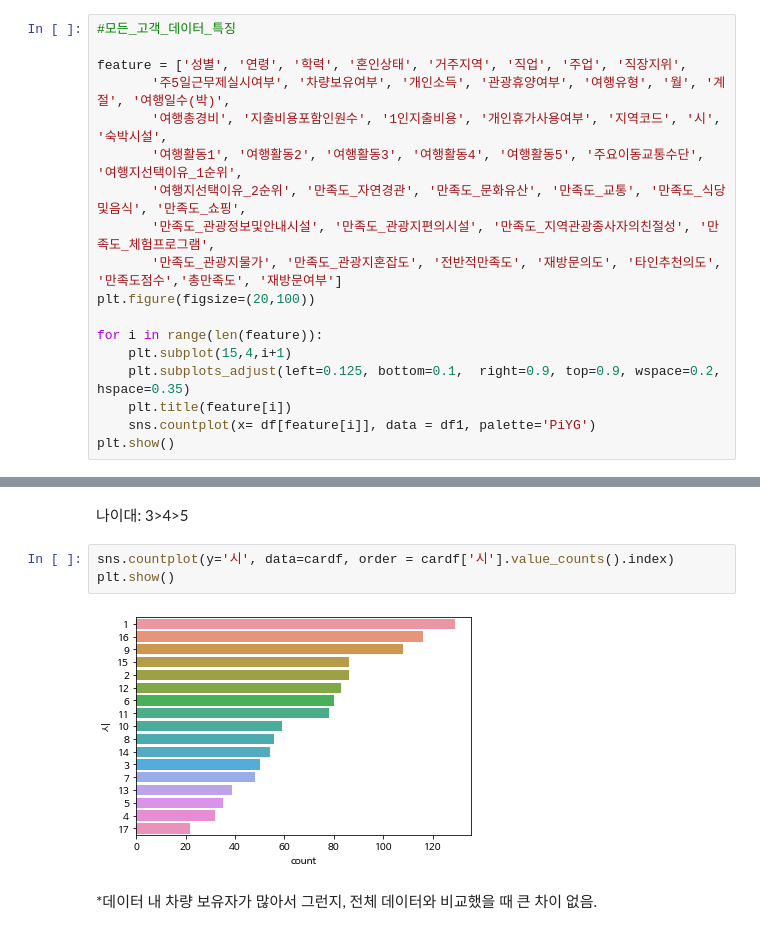
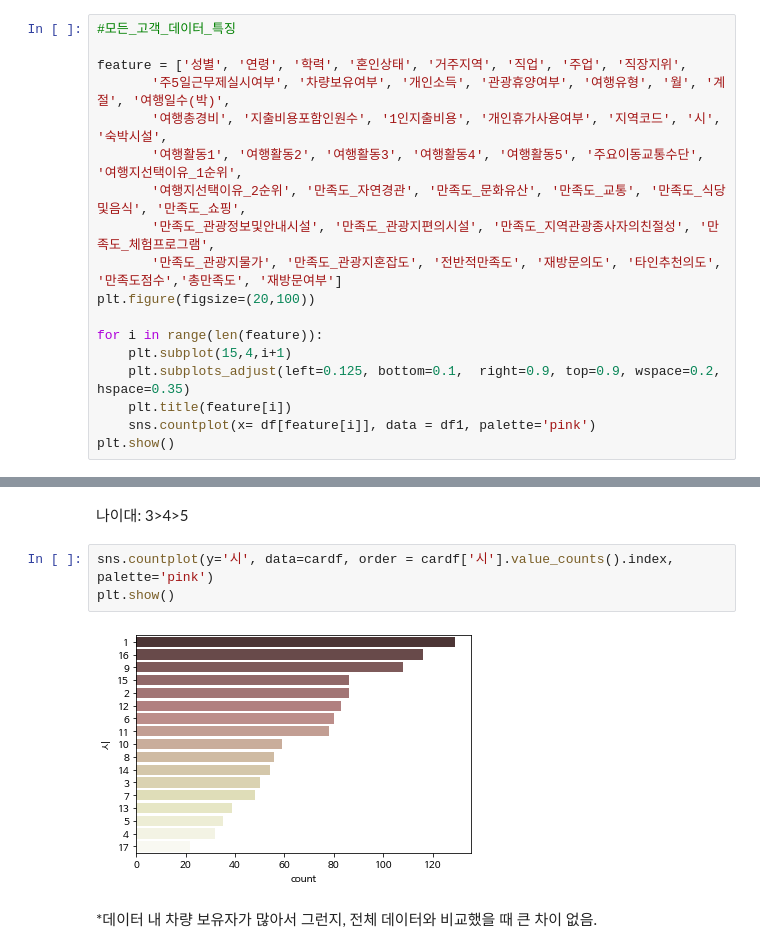
Before and after one commit to shstudy/ITB_3team, a Jupyter notebook: 3team_[보조]EDA_시각화.ipynb, the cells around one changed output, grey strips where cells are left out. Drawn from its saved outputs; the diff is of its cells as text.

```diff
--- a/3team_[보조]EDA_시각화.ipynb
+++ b/3team_[보조]EDA_시각화.ipynb
@@ -112,6 +94,6 @@ for i in range(len(feature)):
     plt.subplot(15,4,i+1)
     plt.subplots_adjust(left=0.125, bottom=0.1,  right=0.9, top=0.9, wspace=0.2, hspace=0.35)
     plt.title(feature[i])
-    sns.countplot(x= df[feature[i]], data = df1, palette='PiYG')
+    sns.countplot(x= df[feature[i]], data = df1, palette='pink')
 plt.show()
 # %% [output]
@@ -393,10 +374,10 @@ sns.countplot(x='연령', data=cardf)
 # %% [markdown]
 나이대: 3>4>5
 # %%
-sns.countplot(y='시', data=cardf, order = cardf['시'].value_counts().index)
+sns.countplot(y='시', data=cardf, order = cardf['시'].value_counts().index, palette='pink')
 plt.show()
 # %% [output]
-[figure, old version]
+[figure, new version]
 # %% [markdown]
 *데이터 내 차량 보유자가 많아서 그런지, 전체 데이터와 비교했을 때 큰 차이 없음.
 # %%
```
Also changed, not shown: parts of 38 cells of this notebook.
